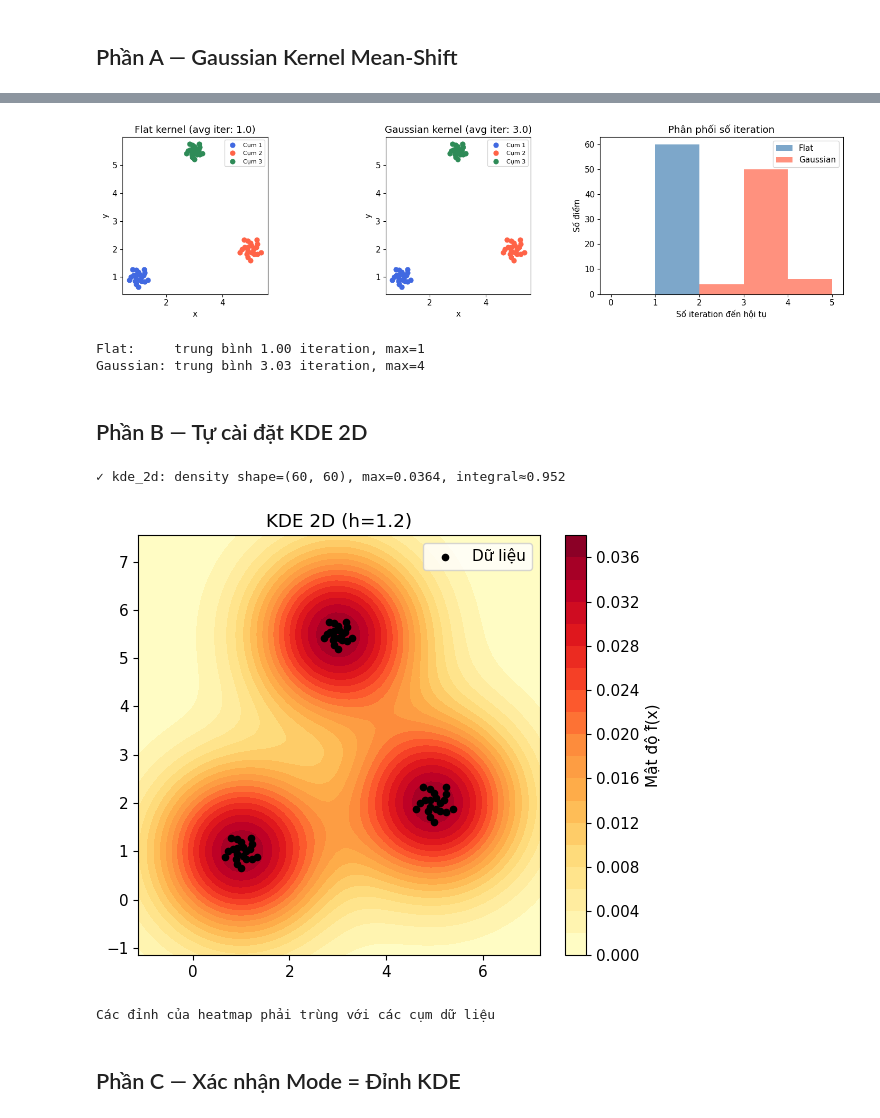
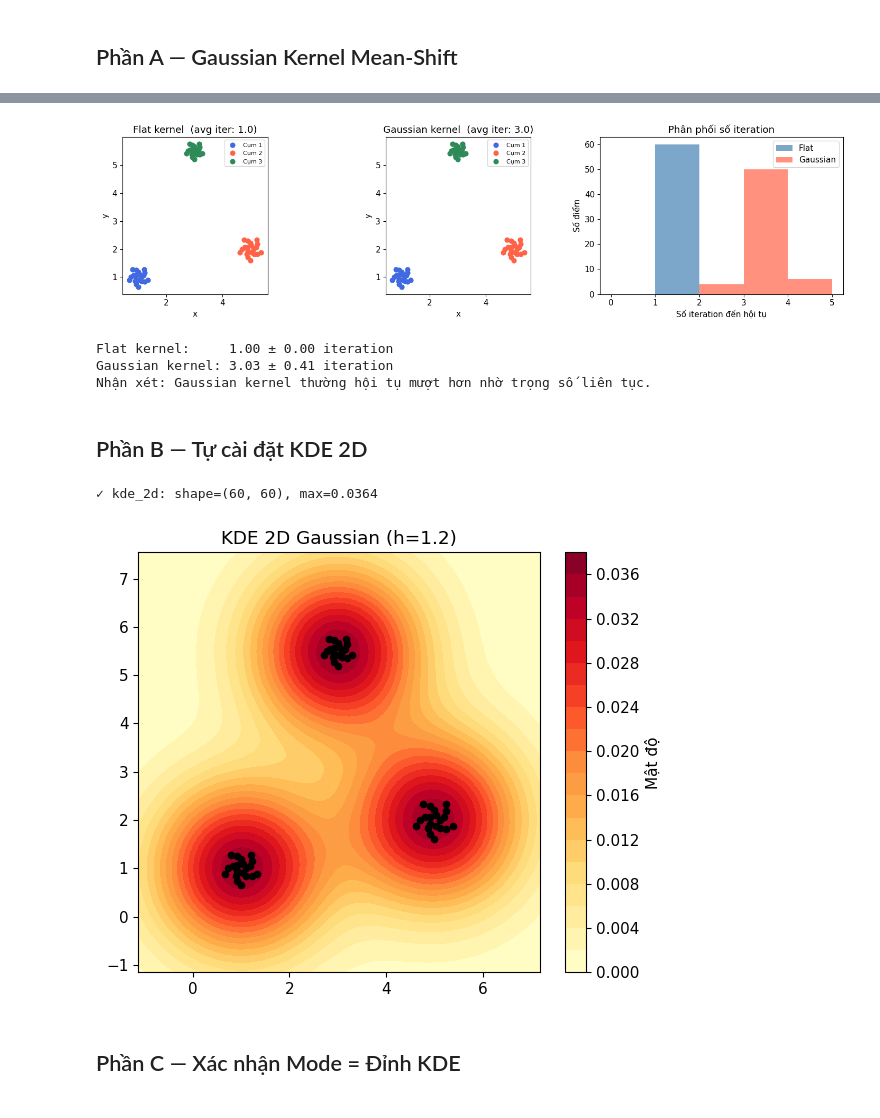
Before and after one commit to Hung07042005/XLA-TGMT_Nhom-1, a Jupyter notebook: Chuong3/starter.ipynb, the cells around one changed output, grey strips where cells are left out. Saved outputs shown, nothing was run; the diff lists cells and outputs as text; code cells hidden in the pictures.

```diff
--- a/Chuong3/starter.ipynb
+++ b/Chuong3/starter.ipynb
@@ -787,33 +749,30 @@ split(region R):
 # %%
 def split(image, threshold, r=0, c=0, size=None):
     """
-    Phân tách đệ quy ảnh thành các vùng đồng nhất (quad-tree).
+    Phân tách đệ quy ảnh thành các vùng đồng nhất.
 
     Tham số:
-        image     (ndarray): ảnh gốc đầy đủ (H, W), float trong [0,1]
+        image     (ndarray): ảnh gốc (H, W), float trong [0,1]
         threshold (float):   ngưỡng đồng nhất
         r, c      (int):     góc trên-trái của vùng hiện tại
-        size      (int):     kích thước vùng hiện tại (vuông)
+        size      (int):     kích thước vùng (vuông)
     Trả về:
-        regions (list of tuples): danh sách các vùng lá (r, c, size)
-                 mỗi tuple = (row_start, col_start, size)
+        regions (list of tuples): danh sách vùng lá (r, c, size)
     """
     if size is None:
-        # Lấy cạnh nhỏ nhất và làm tròn xuống lũy thừa 2 gần nhất
         s = min(image.shape)
         size = 2 ** int(np.log2(s)) if s > 1 else 1
-
-    # TODO: Lấy vùng con từ ảnh gốc
+    # TODO
     region = image[r:r+size, c:c+size]
 
-    # TODO: Điều kiện dừng: vùng 1x1 hoặc đồng nhất
+    # Điều kiện dừng: vùng 1×1 hoặc đã đồng nhất
     if size == 1 or is_homogeneous(region, threshold):
         return [(r, c, size)]
 
-    # TODO: Chia thành 4 vùng con và đệ quy
-    half = size // 2
+    # Chia thành 4 vùng con (quad-tree) và đệ quy
+    half    = size // 2
     regions = []
-    for (dr, dc) in [(0, 0), (0, half), (half, 0), (half, half)]:
+    for dr, dc in [(0, 0), (0, half), (half, 0), (half, half)]:
         regions += split(image, threshold, r + dr, c + dc, half)
     return regions
 # %%
@@ -1221,32 +1170,32 @@ So sánh số iteration trung bình:
   Gaussian kernel: 3.03 ± 0.41
 # %%
 # TODO — So sánh trực quan và vẽ histogram iteration
+# Tô màu điểm theo cụm dựa trên modes_gauss và modes_flat
+# Vẽ histogram số iteration cho cả hai kernel
 
-# Hàm gán nhãn cụm từ vị trí hội tụ
 def assign_cluster_labels(modes, tol=0.5):
-    """Gộp các điểm hội tụ gần nhau thành cùng cụm, trả về label cho mỗi điểm."""
-    n = len(modes)
+    """Gộp các vị trí hội tụ gần nhau thành cùng cụm."""
+    n      = len(modes)
     labels = -np.ones(n, dtype=int)
     next_label = 0
     for i in range(n):
         if labels[i] >= 0:
             continue
         dists = np.linalg.norm(modes - modes[i], axis=1)
-        same = dists < tol
+        same  = dists < tol
         labels[same] = next_label
-        next_label += 1
+        next_label  += 1
     return labels
 
 labels_flat  = assign_cluster_labels(modes_flat,  tol=0.5)
 labels_gauss = assign_cluster_labels(modes_gauss, tol=0.5)
 
-# Bảng màu cho tối đa 5 cụm
 CMAP = ['royalblue', 'tomato', 'seagreen', 'darkorange', 'purple']
 
 fig, axes = plt.subplots(1, 3, figsize=(15, 4))
 
-# Subplot 1: Kết quả phân cụm flat kernel
-axes[0].set_title(f'Flat kernel (avg iter: {iters_flat.mean():.1f})')
+# ── Subplot 1: flat kernel, màu theo cụm ──
+axes[0].set_title(f'Flat kernel  (avg iter: {iters_flat.mean():.1f})')
 for lbl in np.unique(labels_flat):
     mask = labels_flat == lbl
     axes[0].scatter(data[mask, 0], data[mask, 1],
@@ -1255,8 +1204,8 @@ axes[0].set_aspect('equal')
 axes[0].legend(fontsize=8)
 axes[0].set_xlabel('x'); axes[0].set_ylabel('y')
 
-# Subplot 2: Kết quả phân cụm Gaussian kernel
-axes[1].set_title(f'Gaussian kernel (avg iter: {iters_gauss.mean():.1f})')
+# ── Subplot 2: Gaussian kernel, màu theo cụm ──
+axes[1].set_title(f'Gaussian kernel  (avg iter: {iters_gauss.mean():.1f})')
 for lbl in np.unique(labels_gauss):
     mask = labels_gauss == lbl
     axes[1].scatter(data[mask, 0], data[mask, 1],
@@ -1265,7 +1214,7 @@ axes[1].set_aspect('equal')
 axes[1].legend(fontsize=8)
 axes[1].set_xlabel('x'); axes[1].set_ylabel('y')
 
-# Subplot 3: Histogram số iteration
+# ── Subplot 3: Histogram số iteration ──
 max_iter = max(iters_flat.max(), iters_gauss.max())
 bins = range(0, max_iter + 2)
 axes[2].hist(iters_flat,  alpha=0.7, label='Flat',     bins=bins, color='steelblue')
@@ -1278,12 +1227,14 @@ axes[2].legend()
 plt.tight_layout()
 plt.show()
 
-print(f'Flat:     trung bình {iters_flat.mean():.2f} iteration, max={iters_flat.max()}')
-print(f'Gaussian: trung bình {iters_gauss.mean():.2f} iteration, max={iters_gauss.max()}')
+print(f"Flat kernel:     {iters_flat.mean():.2f} ± {iters_flat.std():.2f} iteration")
+print(f"Gaussian kernel: {iters_gauss.mean():.2f} ± {iters_gauss.std():.2f} iteration")
+print("Nhận xét: Gaussian kernel thường hội tụ mượt hơn nhờ trọng số liên tục.")
 # %% [output]
 [figure]
-Flat:     trung bình 1.00 iteration, max=1
-Gaussian: trung bình 3.03 iteration, max=4
+Flat kernel:     1.00 ± 0.00 iteration
+Gaussian kernel: 3.03 ± 0.41 iteration
+Nhận xét: Gaussian kernel thường hội tụ mượt hơn nhờ trọng số liên tục.
 # %% [markdown]
 ## Phần B — Tự cài đặt KDE 2D
 # %%
@@ -1333,25 +1277,22 @@ def kde_2d(data, bandwidth, grid_res=50):
 # %%
 # TEST — Kiểm tra kde_2d
 gx, gy, dens = kde_2d(data, bandwidth=BANDWIDTH, grid_res=60)
 assert dens is not None, 'kde_2d chưa trả về density'
-assert dens.shape == (60, 60), f'density phải có shape (60,60), nhận {dens.shape}'
-assert dens.min() >= 0, 'Mật độ phải không âm'
-assert dens.max() > 0, 'Mật độ phải có giá trị dương'
-print(f'✓ kde_2d: density shape={dens.shape}, max={dens.max():.4f}, integral≈{dens.mean()*(gx[1]-gx[0])*(gy[1]-gy[0])*60*60:.3f}')
+assert dens.shape == (60, 60)
+assert dens.min() >= 0
+assert dens.max() > 0
+print(f'✓ kde_2d: shape={dens.shape}, max={dens.max():.4f}')
 
-# Trực quan hóa heatmap
 fig, ax = plt.subplots(figsize=(6, 5))
 im = ax.contourf(gx, gy, dens, levels=20, cmap='YlOrRd')
-plt.colorbar(im, ax=ax, label='Mật độ f̂(x)')
-ax.scatter(data[:, 0], data[:, 1], c='black', s=20, zorder=5, label='Dữ liệu')
-ax.set_title(f'KDE 2D (h={BANDWIDTH})')
-ax.legend(); ax.set_aspect('equal')
+plt.colorbar(im, ax=ax, label='Mật độ')
+ax.scatter(data[:,0], data[:,1], c='black', s=20, zorder=5)
+ax.set_title(f'KDE 2D Gaussian (h={BANDWIDTH})')
+ax.set_aspect('equal')
 plt.tight_layout(); plt.show()
-print('Các đỉnh của heatmap phải trùng với các cụm dữ liệu')
 # %% [output]
-✓ kde_2d: density shape=(60, 60), max=0.0364, integral≈0.952
+✓ kde_2d: shape=(60, 60), max=0.0364
-[figure, old version]
+[figure, new version]
-Các đỉnh của heatmap phải trùng với các cụm dữ liệu
 # %% [markdown]
 ## Phần C — Xác nhận Mode = Đỉnh KDE
 # %%
```
Also changed, not shown: parts of 37 cells of this notebook, 1 other file.
